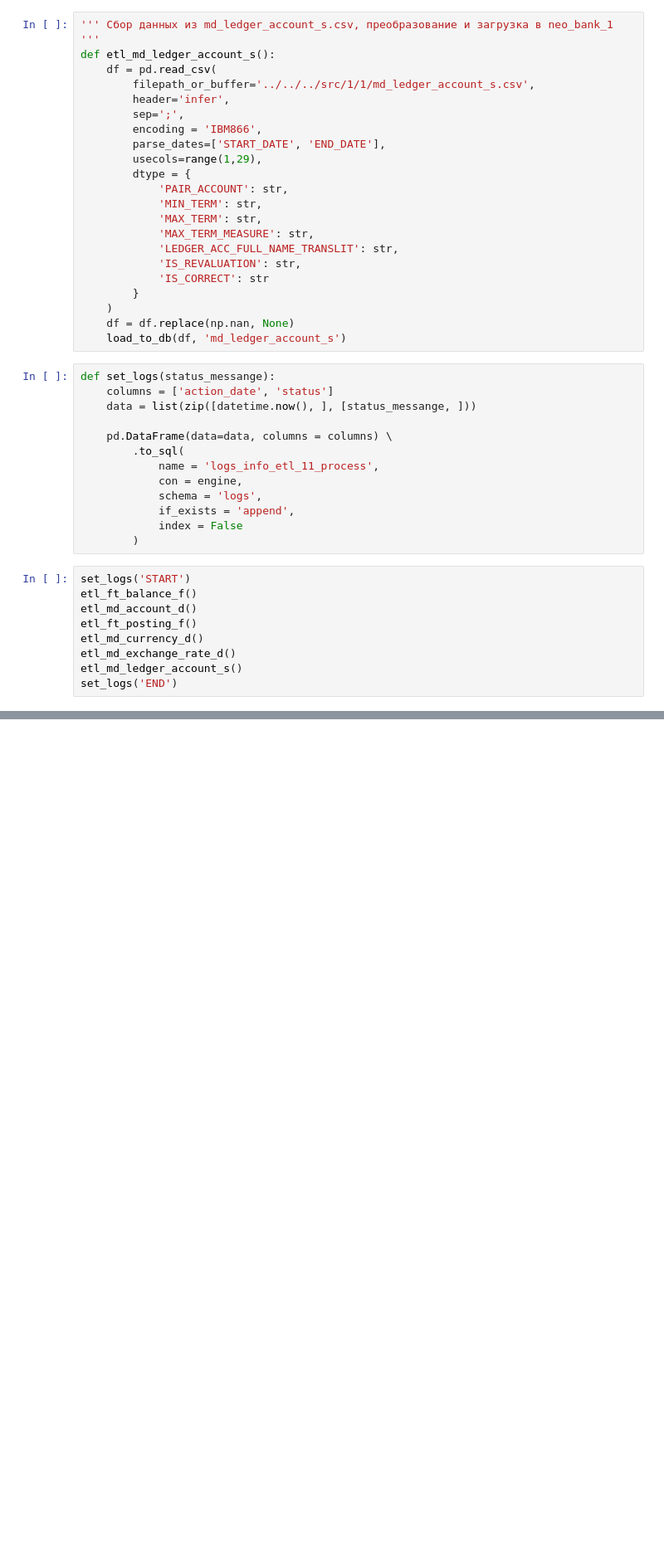
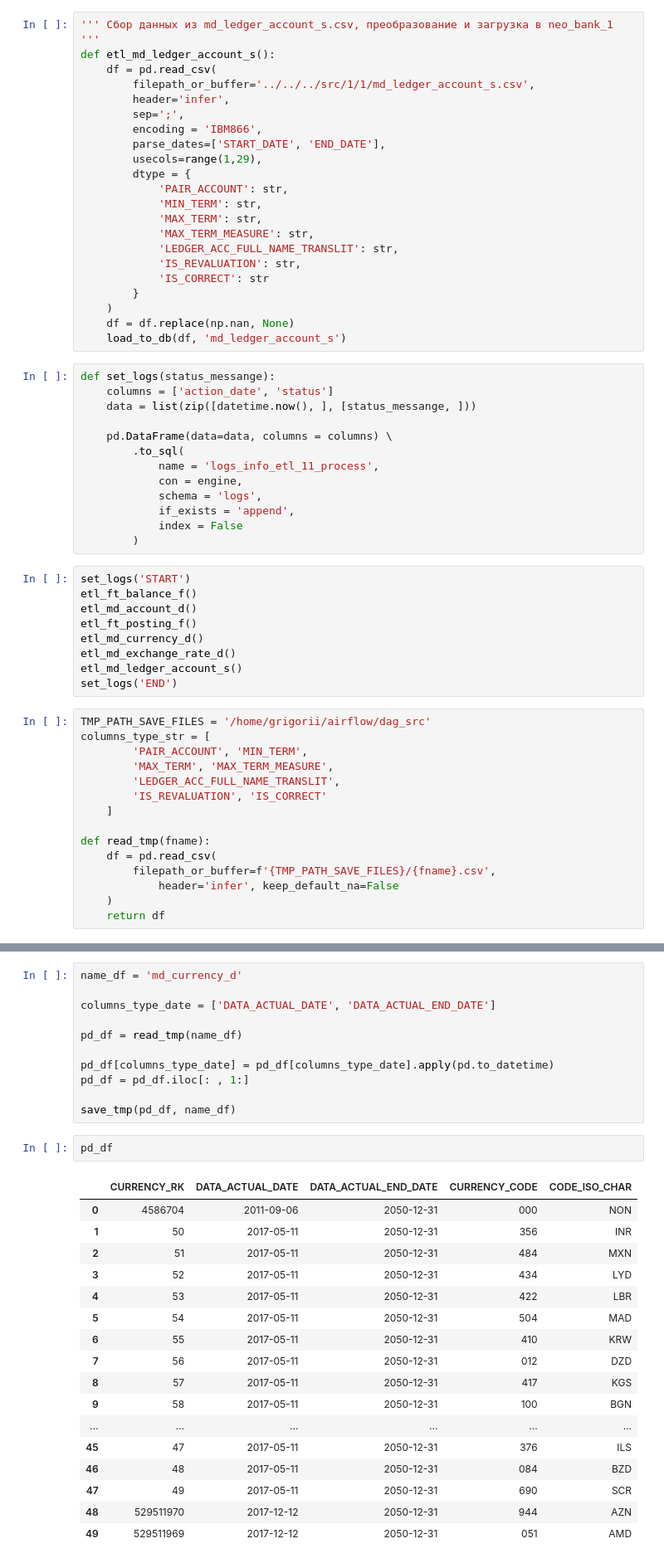
Before and after one commit to ivaningrigorii/ETL_PR1_BANK, a Jupyter notebook: 1/project 1-1.ipynb, the cells around one changed output, grey strips where cells are left out. Shown: that part at 83% size. Drawn from its saved outputs; the diff is of its cells as text; blank space fills up the shorter version.

```diff
--- a/1/project 1-1.ipynb
+++ b/1/project 1-1.ipynb
@@ -143,3 +143,18 @@ etl_md_currency_d()
 etl_md_exchange_rate_d()
 etl_md_ledger_account_s()
 set_logs('END')
+# %%
+TMP_PATH_SAVE_FILES = '/home/grigorii/airflow/dag_src'
+columns_type_str = [
+        'PAIR_ACCOUNT', 'MIN_TERM',
+        'MAX_TERM', 'MAX_TERM_MEASURE',
+        'LEDGER_ACC_FULL_NAME_TRANSLIT',
+        'IS_REVALUATION', 'IS_CORRECT'
+    ]
+
+def read_tmp(fname):
+    df = pd.read_csv(
+        filepath_or_buffer=f'{TMP_PATH_SAVE_FILES}/{fname}.csv',
+            header='infer', keep_default_na=False
+    )
+    return df
@@ -145,0 +200,31 @@ set_logs('END')
+# %%
+name_df = 'md_currency_d'
+
+columns_type_date = ['DATA_ACTUAL_DATE', 'DATA_ACTUAL_END_DATE']
+
+pd_df = read_tmp(name_df)
+
+pd_df[columns_type_date] = pd_df[columns_type_date].apply(pd.to_datetime)
+pd_df = pd_df.iloc[: , 1:]
+
+save_tmp(pd_df, name_df)
+# %%
+pd_df
+# %% [output]
+|  | CURRENCY_RK | DATA_ACTUAL_DATE | DATA_ACTUAL_END_DATE | CURRENCY_CODE | CODE_ISO_CHAR |
+| 0 | 4586704 | 2011-09-06 | 2050-12-31 | 000 | NON |
+| 1 | 50 | 2017-05-11 | 2050-12-31 | 356 | INR |
+| 2 | 51 | 2017-05-11 | 2050-12-31 | 484 | MXN |
+| 3 | 52 | 2017-05-11 | 2050-12-31 | 434 | LYD |
+| 4 | 53 | 2017-05-11 | 2050-12-31 | 422 | LBR |
+| 5 | 54 | 2017-05-11 | 2050-12-31 | 504 | MAD |
+| 6 | 55 | 2017-05-11 | 2050-12-31 | 410 | KRW |
+| 7 | 56 | 2017-05-11 | 2050-12-31 | 012 | DZD |
+| 8 | 57 | 2017-05-11 | 2050-12-31 | 417 | KGS |
+| 9 | 58 | 2017-05-11 | 2050-12-31 | 100 | BGN |
+| ... | ... | ... | ... | ... | ... |
+| 45 | 47 | 2017-05-11 | 2050-12-31 | 376 | ILS |
+| 46 | 48 | 2017-05-11 | 2050-12-31 | 084 | BZD |
+| 47 | 49 | 2017-05-11 | 2050-12-31 | 690 | SCR |
+| 48 | 529511970 | 2017-12-12 | 2050-12-31 | 944 | AZN |
+| 49 | 529511969 | 2017-12-12 | 2050-12-31 | 051 | AMD |
```
Also changed, not shown: parts of 4 cells of this notebook, 1 other file.
